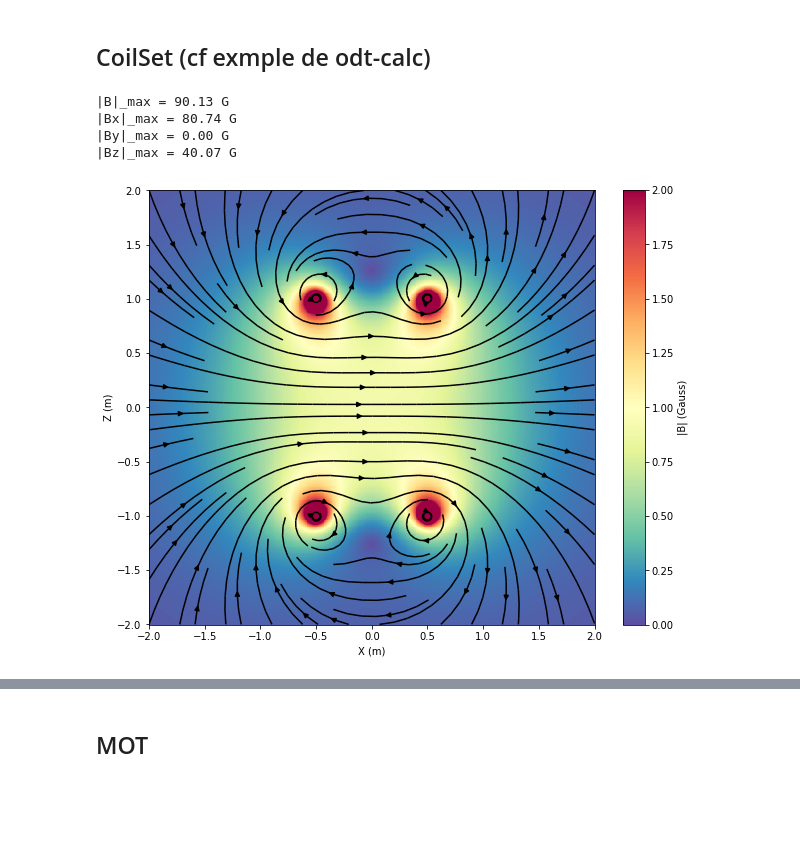
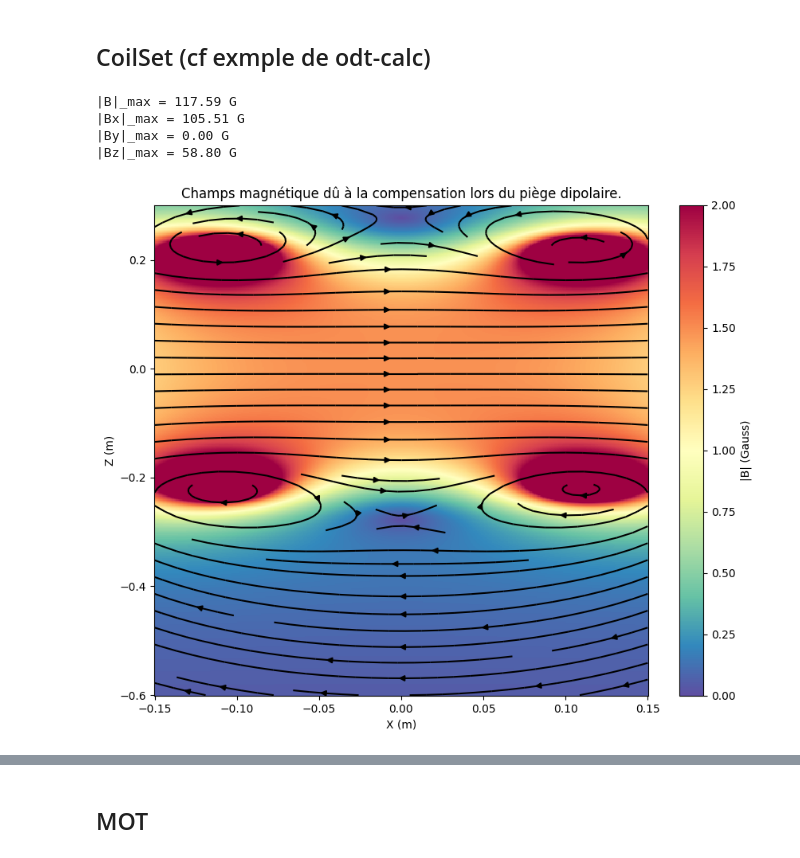
Before and after one commit to quantumatomoptic/heliumtools, a Jupyter notebook: heliumtools/exemples/odt-calc-coils-manip-helium.ipynb, the cells around one changed output, grey strips where cells are left out. Cells and saved outputs as stored; diff of their text form; code cells hidden in the pictures; blank space fills up the shorter version.

```diff
--- a/heliumtools/exemples/odt-calc-coils-manip-helium.ipynb
+++ b/heliumtools/exemples/odt-calc-coils-manip-helium.ipynb
@@ -64,15 +64,15 @@ plt.show()
 # %%
 # === Helmholtz
 # - settings
-radius = 1
+radius = 0.22
 plane = 'yz'
 
 # - define coils
 coil1 = {'plane': plane,
-         'current': 1,
+         'current': 0.811,
          'radius': radius,
          'axial_shift': -0.5*radius,
-         'n_turns': 100
+         'n_turns': 3*15
          }
 
 coil2 = {k: v for k, v in coil1.items()}
@@ -80,36 +80,37 @@ coil2['axial_shift'] = -coil2['axial_shift']
 
 # - init CoilSet
 # it takes a list of dictionnaries
 # each dict cointains the settings for one coil
 helm_coil = CoilSet([coil1, coil2], label='HC')
 
 # - grids and computation
 # grid
-x = np.linspace(-2, 2, 500)
-z = np.linspace(-2, 2, 500)
+x = np.linspace(-0.15, 0.15, 500)
+z = np.linspace(-0.6, 0.3, 500)
 y = 0
 x, z = np.meshgrid(x, z)
 
 # compute
 Bx, By, Bz = helm_coil.field(x, y, z, unit='G')
 B = np.sqrt(Bx**2 + Bz**2 + By**2)
 
 # print
 print('|B|_max = %.2f G' % np.max(B))
 for [ax, Bi] in zip(['x', 'y', 'z'], [Bx, By, Bz]):
     print('|B%s|_max = %.2f G' % (ax, np.max(Bi)))
 
 # plot
 fig, ax = plt.subplots(1, 1, figsize=(10, 8))
 ax.streamplot(x, z, Bx, Bz, color='k')
 pcm = ax.pcolormesh(x, z, np.sqrt(Bx**2 + Bz**2 + By**2), vmin=0, vmax=2, cmap='Spectral_r')
 ax.set_ylabel('Z (m)')
 ax.set_xlabel('X (m)')
 plt.colorbar(pcm, ax=ax, label='|B| (Gauss)')
+plt.title("Champs magnétique dû à la compensation lors du piège dipolaire.")
 plt.show()
 # %% [output]
-|B|_max = 90.13 G
-|Bx|_max = 80.74 G
+|B|_max = 117.59 G
+|Bx|_max = 105.51 G
 |By|_max = 0.00 G
-|Bz|_max = 40.07 G
+|Bz|_max = 58.80 G
-[figure, old version]
+[figure, new version]
```
Also changed, not shown: parts of 3 cells of this notebook, 3 other files.
